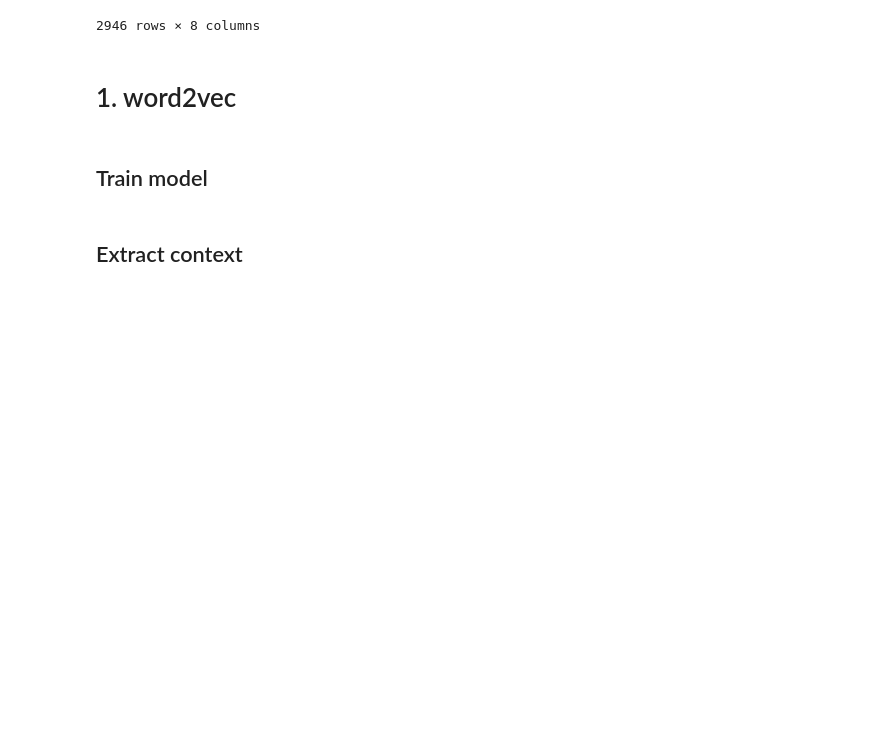
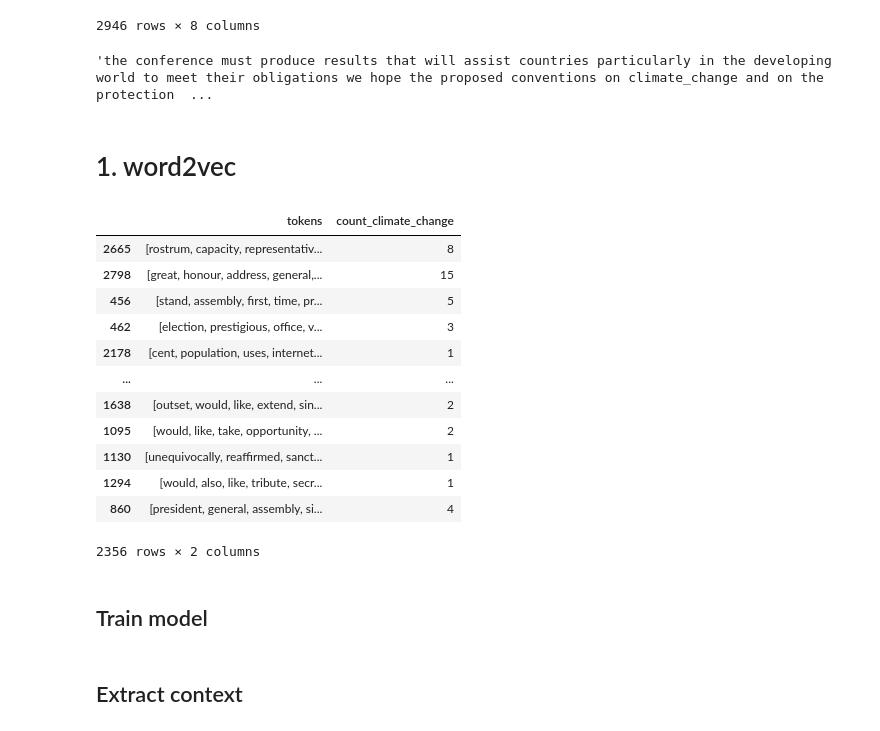
Before and after one commit to AlvaroMillanRuiz/NLP_BDS, a Jupyter notebook: 8. Prediction.ipynb, the cells around one changed output. Cells and saved outputs as stored; diff of their text form; code cells hidden in the pictures; blank space fills up the shorter version.

```diff
--- a/8. Prediction.ipynb
+++ b/8. Prediction.ipynb
@@ -35,5 +34,3 @@ from sklearn.metrics import confusion_matrix, classification_report
-# %%
-stop_words = set(stopwords.words('english'))
 # %%
 def select_text(entry_1, entry_2, entry_3):
     text = entry_2 if entry_3 == 1 else entry_1
@@ -398,6 +393,10 @@ df_w_tokens
 | 2944 | 2024 | ZMB | 2 | ladies and gentlemen i congratula... | furthermore zambia recognises the... | 2 | ... |
 | 2945 | 2024 | ZWE | 2 | your excellency mr philemon yang ... | in this spirit of unity we must p... | 4 | ... |
 2946 rows × 8 columns
+# %%
+df_w_tokens.iloc[0]['final_text']
+# %% [output]
+'the conference must produce results that will assist countries particularly in the developing world to meet their obligations we hope the proposed conventions on climate_change and on the protection  ...
 # %% [markdown]
 # 1. word2vec
 # %%
@@ -408,6 +407,22 @@ df['Income Level Encoded'] = df['Income Level'] - 1
 df = df.drop(['Income Level'], axis = 1)
 
 X_train, X_test, y_train, y_test = train_test_split(df[['tokens', 'count_climate_change']], df['Income Level Encoded'], test_size=0.2, random_state=42)
+# %%
+X_train
+# %% [output]
+|  | tokens | count_climate_change |
+| 2665 | [rostrum, capacity, representativ... | 8 |
+| 2798 | [great, honour, address, general,... | 15 |
+| 456 | [stand, assembly, first, time, pr... | 5 |
+| 462 | [election, prestigious, office, v... | 3 |
+| 2178 | [cent, population, uses, internet... | 1 |
+| ... | ... | ... |
+| 1638 | [outset, would, like, extend, sin... | 2 |
+| 1095 | [would, like, take, opportunity, ... | 2 |
+| 1130 | [unequivocally, reaffirmed, sanct... | 1 |
+| 1294 | [would, also, like, tribute, secr... | 1 |
+| 860 | [president, general, assembly, si... | 4 |
+2356 rows × 2 columns
 # %% [markdown]
 ## Train model
 # %%
```
Also changed, not shown: parts of 17 cells of this notebook.
